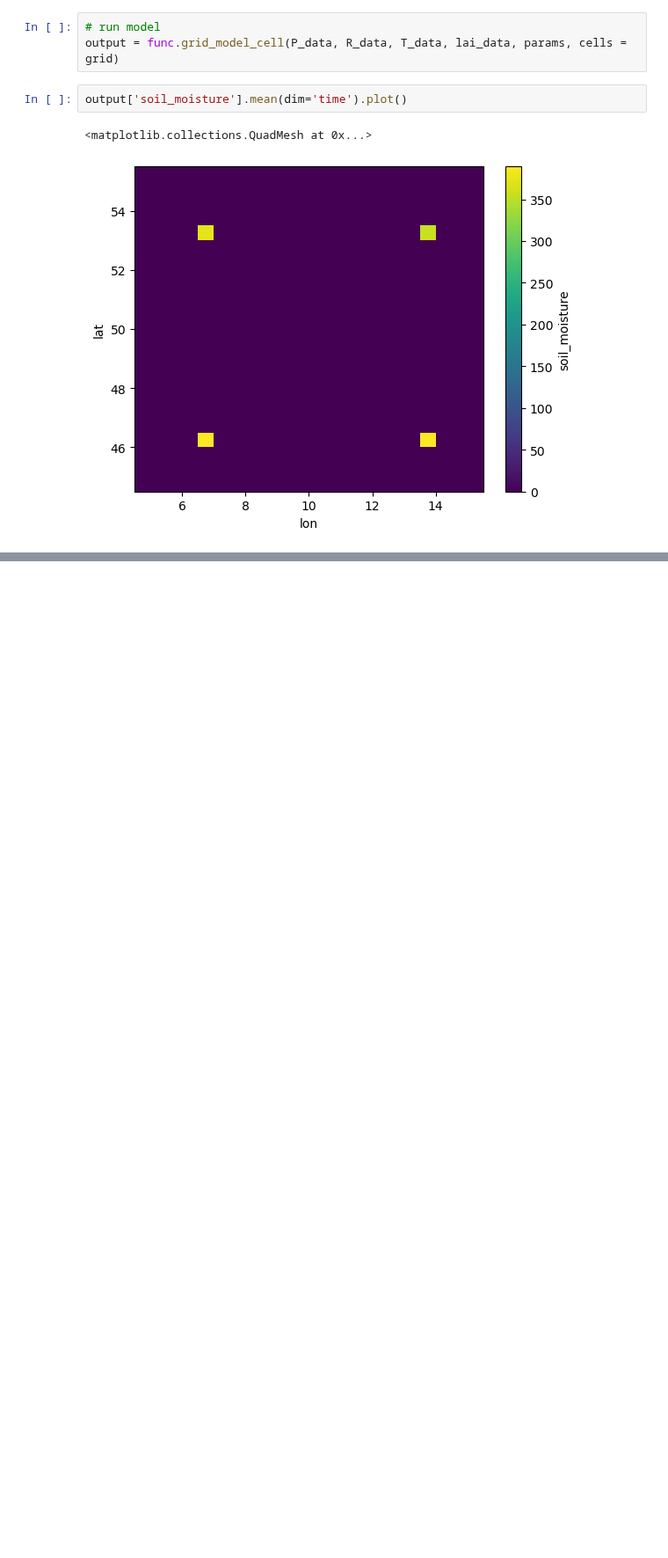
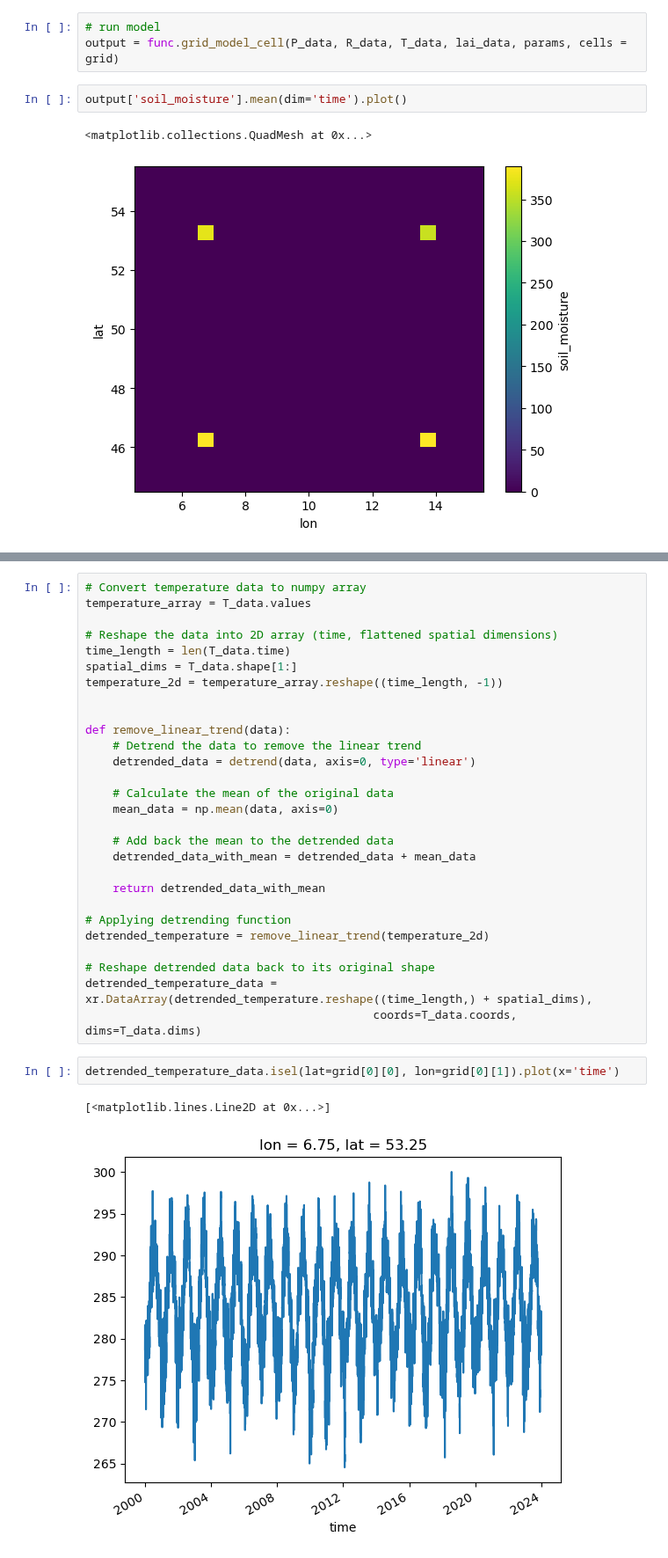
Before and after one commit to JohannaTrost/MSC24-WBM, a Jupyter notebook: monthly.ipynb, the cells around one changed output, grey strips where cells are left out. Shown at 88% size. Drawn from its saved outputs; the diff is of its cells as text; blank space fills up the shorter version.

```diff
--- a/monthly.ipynb
+++ b/monthly.ipynb
@@ -154,0 +180,33 @@ plt.show()
+# %%
+# Convert temperature data to numpy array
+temperature_array = T_data.values
+
+# Reshape the data into 2D array (time, flattened spatial dimensions)
+time_length = len(T_data.time)
+spatial_dims = T_data.shape[1:]
+temperature_2d = temperature_array.reshape((time_length, -1))
+
+
+def remove_linear_trend(data):
+    # Detrend the data to remove the linear trend
+    detrended_data = detrend(data, axis=0, type='linear')
+
+    # Calculate the mean of the original data
+    mean_data = np.mean(data, axis=0)
+
+    # Add back the mean to the detrended data
+    detrended_data_with_mean = detrended_data + mean_data
+
+    return detrended_data_with_mean
+
+# Applying detrending function
+detrended_temperature = remove_linear_trend(temperature_2d)
+
+# Reshape detrended data back to its original shape
+detrended_temperature_data = xr.DataArray(detrended_temperature.reshape((time_length,) + spatial_dims),
+                                          coords=T_data.coords, dims=T_data.dims)
+# %%
+detrended_temperature_data.isel(lat=grid[0][0], lon=grid[0][1]).plot(x='time')
+# %% [output]
+[<matplotlib.lines.Line2D at 0x...>]
+[figure, added]
```
Also changed, not shown: parts of 14 cells of this notebook, 1 other file.
